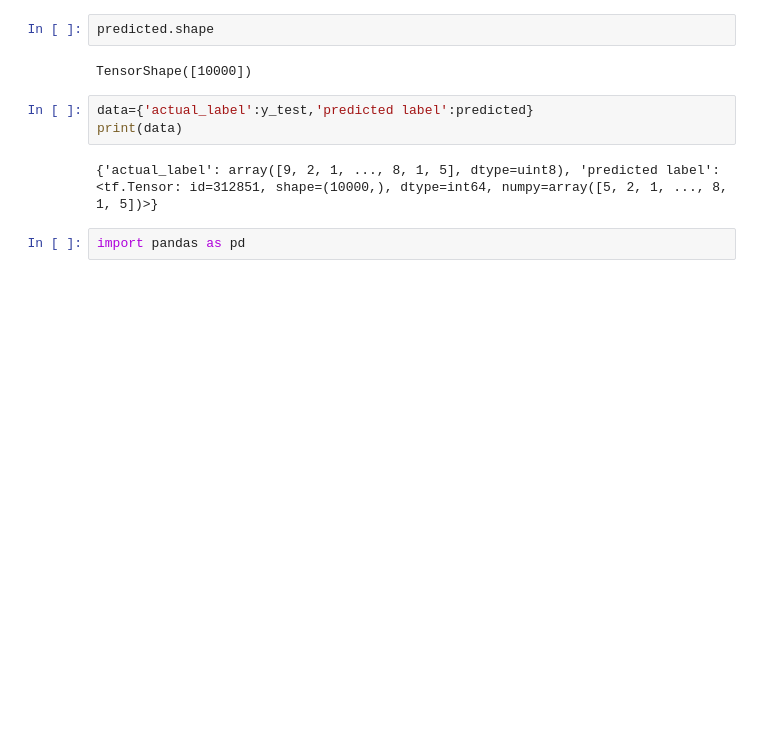
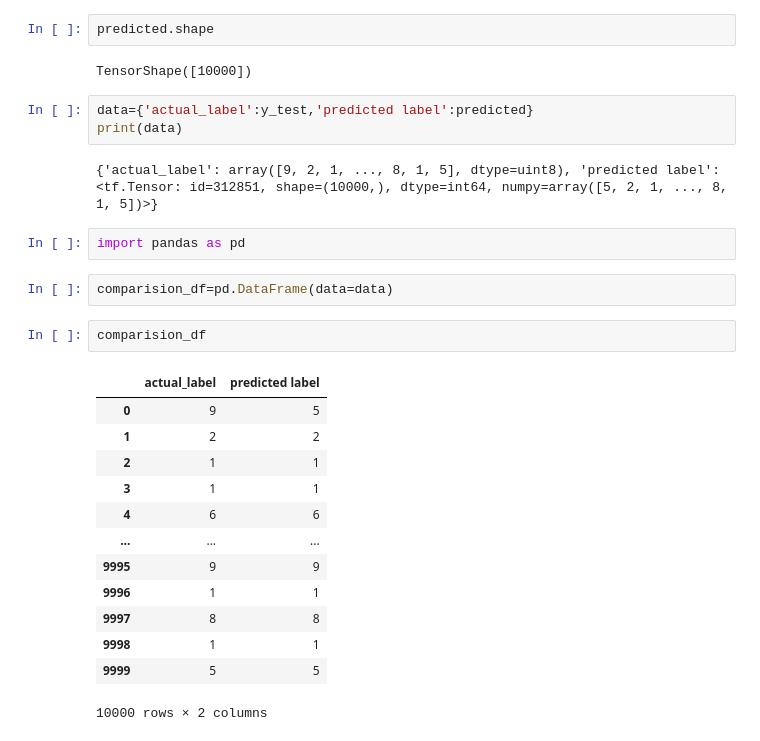
Before and after one commit to themadan/0.datascience_libraries, a Jupyter notebook: Tensorflow(nn-deep learning)/2.NN with tendorflow/1.ANN.ipynb, the cells around one changed output. Saved outputs shown, nothing was run; the diff lists cells and outputs as text; blank space fills up the shorter version.

```diff
--- a/Tensorflow(nn-deep learning)/2.NN with tendorflow/1.ANN.ipynb
+++ b/Tensorflow(nn-deep learning)/2.NN with tendorflow/1.ANN.ipynb
@@ -366,3 +366,21 @@ print(data)
 {'actual_label': array([9, 2, 1, ..., 8, 1, 5], dtype=uint8), 'predicted label': <tf.Tensor: id=312851, shape=(10000,), dtype=int64, numpy=array([5, 2, 1, ..., 8, 1, 5])>}
 # %%
 import pandas as pd
+# %%
+comparision_df=pd.DataFrame(data=data)
+# %%
+comparision_df
+# %% [output]
+|  | actual_label | predicted label |
+| 0 | 9 | 5 |
+| 1 | 2 | 2 |
+| 2 | 1 | 1 |
+| 3 | 1 | 1 |
+| 4 | 6 | 6 |
+| ... | ... | ... |
+| 9995 | 9 | 9 |
+| 9996 | 1 | 1 |
+| 9997 | 8 | 8 |
+| 9998 | 1 | 1 |
+| 9999 | 5 | 5 |
+10000 rows × 2 columns
```
Also changed, not shown: parts of 1 cell of this notebook.
